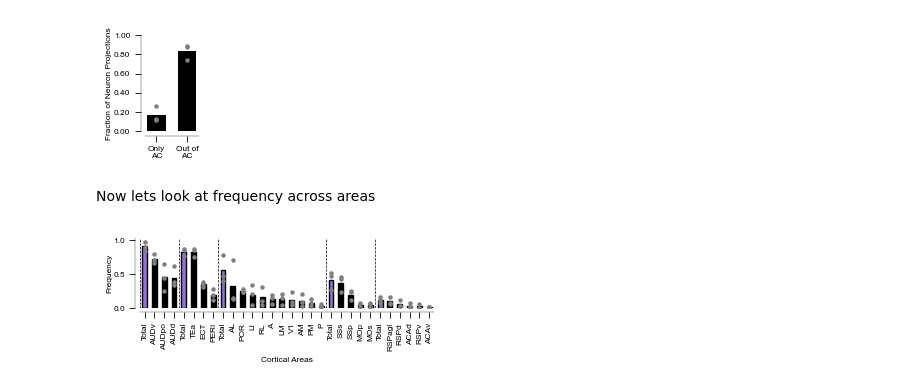
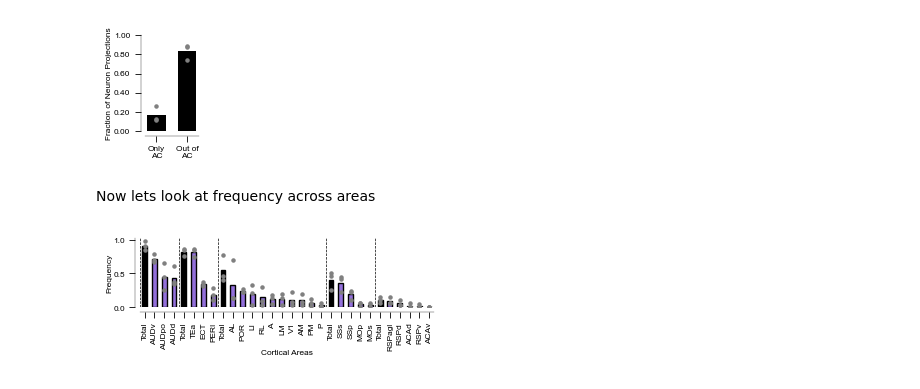
Before and after one commit to znamlab/MAPseq_processing, a Jupyter notebook: final_processing/fig_1_overview_dataset_updated.ipynb, the cells around one changed output. Drawn from its saved outputs; the diff is of its cells as text; code cells hidden in the pictures.

```diff
--- a/final_processing/fig_1_overview_dataset_updated.ipynb
+++ b/final_processing/fig_1_overview_dataset_updated.ipynb
@@ -1266,7 +1266,7 @@ fig, ax = plt.subplots(figsize=(3.8, 0.9))
 
 for i, (label, row) in enumerate(plot_df.iterrows()):
     is_total = label == "Total" or label.startswith("Total")  # catch renamed totals too
-    bar_color = "mediumpurple" if is_total else "black"
+    bar_color = "black" if is_total else "mediumpurple"
 
     ax.scatter(
         [i] * len(row),
@@ -1284,31 +1284,32 @@ for i, (label, row) in enumerate(plot_df.iterrows()):
         zorder=1,
         width=0.5,
         label="Mean" if i == 0 else "",
     )
 ax.set_xticks(range(len(plot_df.index)))
 
 ax.tick_params(axis="y", labelsize=font_size, length=4, width=0.5)
 
 ff.myPlotSettings_splitAxis(fig=fig, ax=ax, ytitle='Frequency', xtitle='Cortical Areas', title='', mySize=font_size)
 
 total_indices = [i for i, label in enumerate(plot_df.index) if label == "Total" or label.startswith("Total")]
 
 for idx in total_indices:
     ax.axvline(x=idx - 0.5, color="k", linestyle="--", linewidth=0.5, zorder=0)
 
 ax.axvline(x=len(plot_df.index) - 0.5, color="k", linestyle="--", linewidth=0.5, zorder=0)
 
 ax.tick_params(axis='both', which='both',
                bottom=True, top=False, left=True, right=False,
                direction='out', length=4, width=0.6,
                labelsize=font_size)
 ax.set_xticklabels(plot_df.index, rotation=90, ha="center", fontsize=font_size)
 # ax.set_yticks(ax.get_yticks())
 # ax.set_yticklabels([f"{tick:.2f}" for tick in ax.get_yticks()], fontsize=font_size)
 #ax.set_yticklabels([0.0, 0.2, 0.4, 0.6, 0.8, 1.0],fontsize=font_size)
 ax.margins(x=0)               # kill the default 5 % padding
 ax.set_xlim(-0.5, len(plot_df.index)-0.5)
+ax.xaxis.set_label_coords(0.5, -0.6)
 fig.savefig(f"{saving_path}/fig_1_mean_freq_cortical_proj.svg", format="svg")
 plt.show()
 # %% [output]
-[figure, old version]
+[figure, new version]
```
Also changed, not shown: parts of 1 cell of this notebook, 1 other file.
